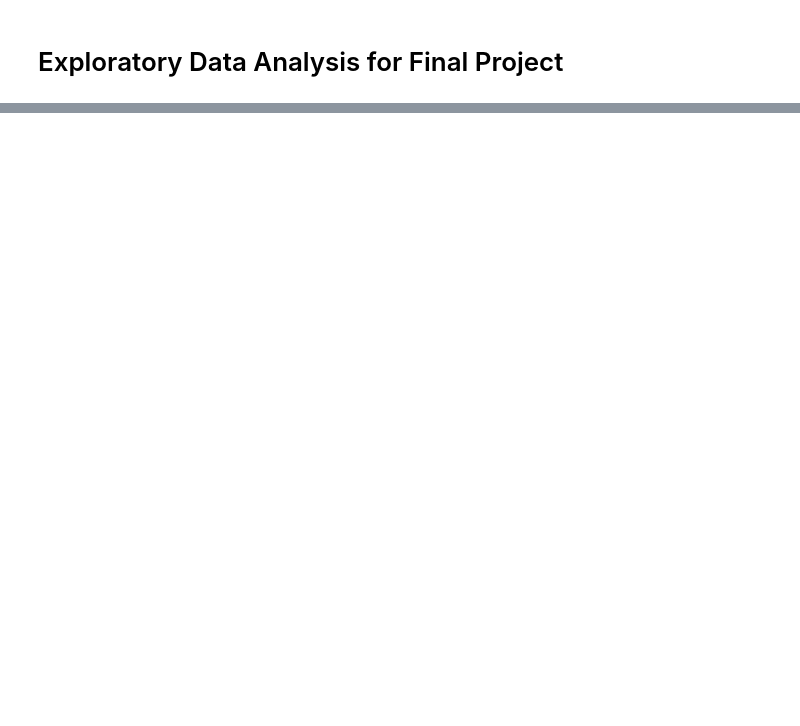
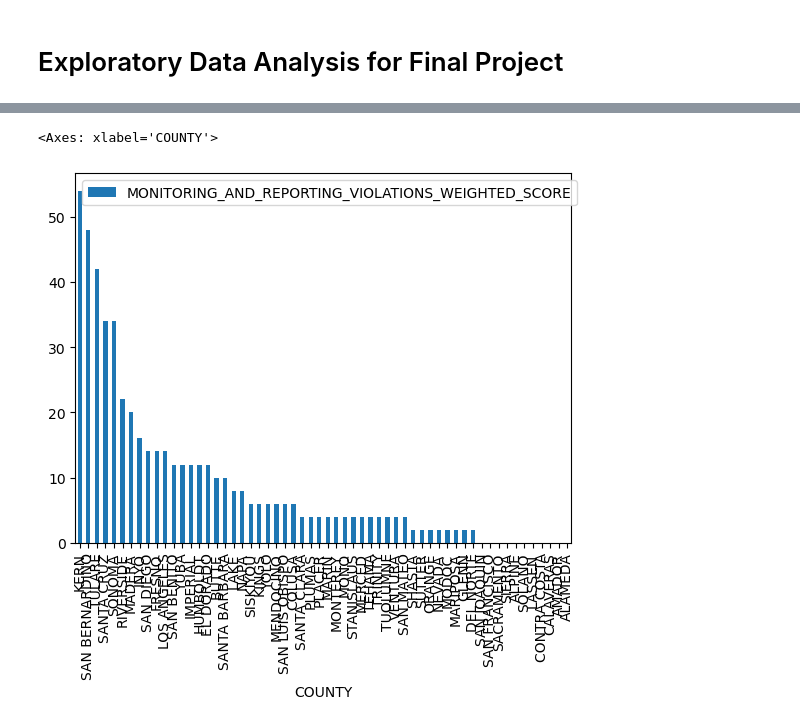
Before and after one commit to mxndrwgrdnr/UCB_CYPLAN255_2024, a Jupyter notebook: assignments/assignment_4/assignment_4_clara_voong.ipynb, the cells around one changed output, grey strips where cells are left out. Cells and saved outputs as stored; diff of their text form; code cells hidden in the pictures; blank space fills up the shorter version.

```diff
--- a/assignments/assignment_4/assignment_4_clara_voong.ipynb
+++ b/assignments/assignment_4/assignment_4_clara_voong.ipynb
@@ -399,0 +24,4 @@ Data analysis Plan:
+# %%
+water = pd.read_csv(
+    "Drinking_Water_Risk_Assessment.csv")
+water
@@ -399,0 +178,13 @@ Data analysis Plan:
+# %%
+# water1 = water[(water['COUNTY'] == "ALAMEDA") | (water['COUNTY'] == "MADERA") | (water['COUNTY'] == "SANTA CLARA")].copy()
+water1 = water.copy()
+# %%
+water2 =  water1[(water1['MONITORING_AND_REPORTING_VIOLATIONS_THRESHOLD_MET'] != "Not Assessed") &
+(water1['MONITORING_AND_REPORTING_VIOLATIONS_SCORE'] != "Not Assessed") &
+(water1['MONITORING_AND_REPORTING_VIOLATIONS_WEIGHTED_SCORE'] != "Not Assessed") &
+(water1['SIGNIFICANT_DEFICIENCIES_RISK_LEVEL'] != "Not Assessed") &
+(water1['SIGNIFICANT_DEFICIENCIES_THRESHOLD_MET'] != "Not Assessed") &
+(water1['SIGNIFICANT_DEFICIENCIES_RAW_SCORE'] != "Not Assessed") &
+(water1['SIGNIFICANT_DEFICIENCIES_WEIGHTED_SCORE'] != "Not Assessed")].copy()
+
+water2
@@ -399,0 +220,5 @@ Data analysis Plan:
+# %%
+water2['MONITORING_AND_REPORTING_VIOLATIONS_SCORE'] = water2['MONITORING_AND_REPORTING_VIOLATIONS_SCORE'].astype(int)
+water2['MONITORING_AND_REPORTING_VIOLATIONS_WEIGHTED_SCORE'] = water2['MONITORING_AND_REPORTING_VIOLATIONS_WEIGHTED_SCORE'].astype(float)
+water2['SIGNIFICANT_DEFICIENCIES_RAW_SCORE'] = water2['SIGNIFICANT_DEFICIENCIES_RAW_SCORE'].astype(int)
+water2['SIGNIFICANT_DEFICIENCIES_WEIGHTED_SCORE'] = water2['SIGNIFICANT_DEFICIENCIES_WEIGHTED_SCORE'].astype(float)
@@ -399,0 +431,7 @@ Data analysis Plan:
+# %%
+violation_score_w = water2.groupby(
+    water2['COUNTY'])[['MONITORING_AND_REPORTING_VIOLATIONS_WEIGHTED_SCORE']].sum().sort_values(by='MONITORING_AND_REPORTING_VIOLATIONS_WEIGHTED_SCORE', ascending=False)
+violation_score_w.plot(kind='bar')
+# %% [output]
+<Axes: xlabel='COUNTY'>
+[figure, added]
```
Also changed, not shown: parts of 81 cells of this notebook.
